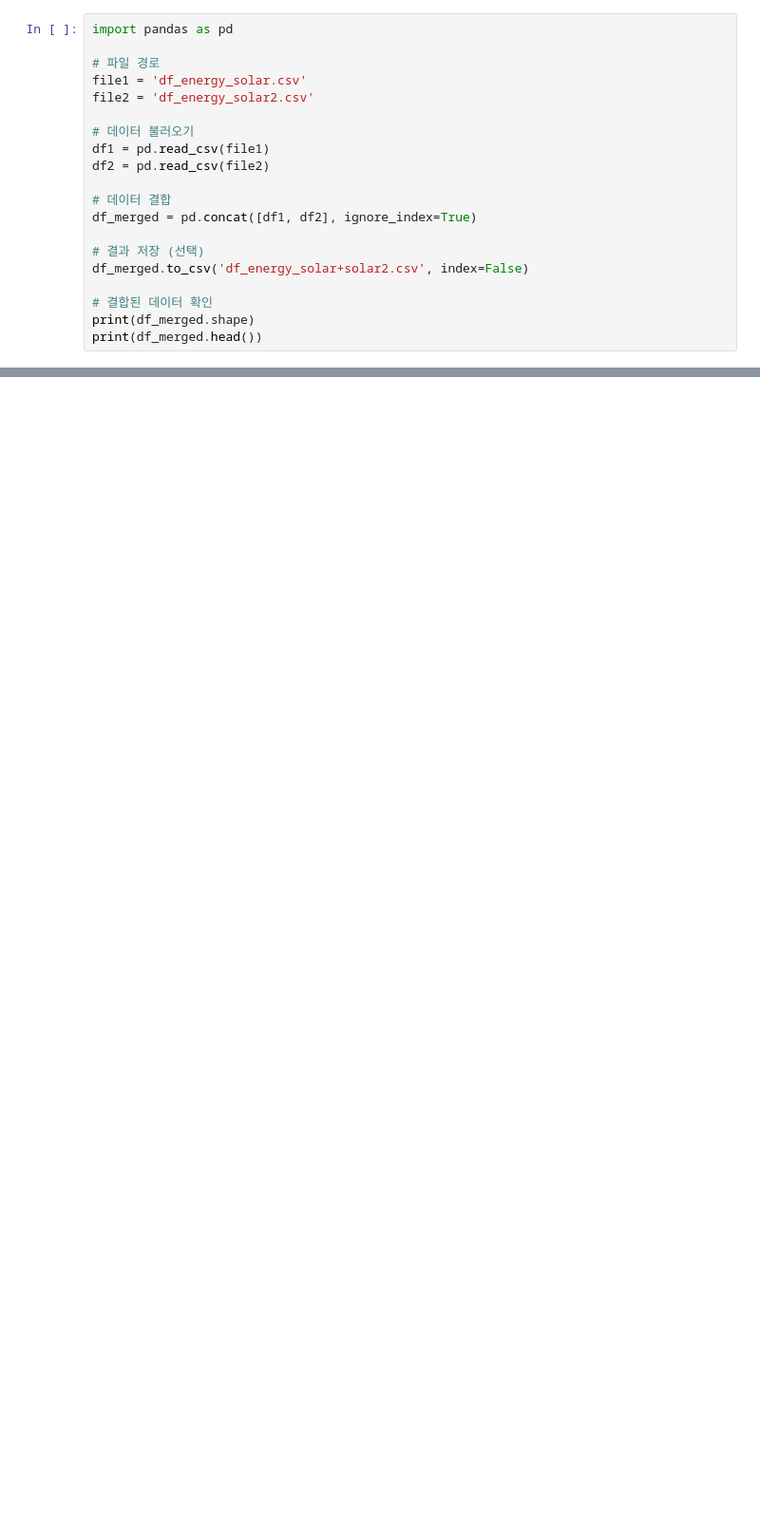
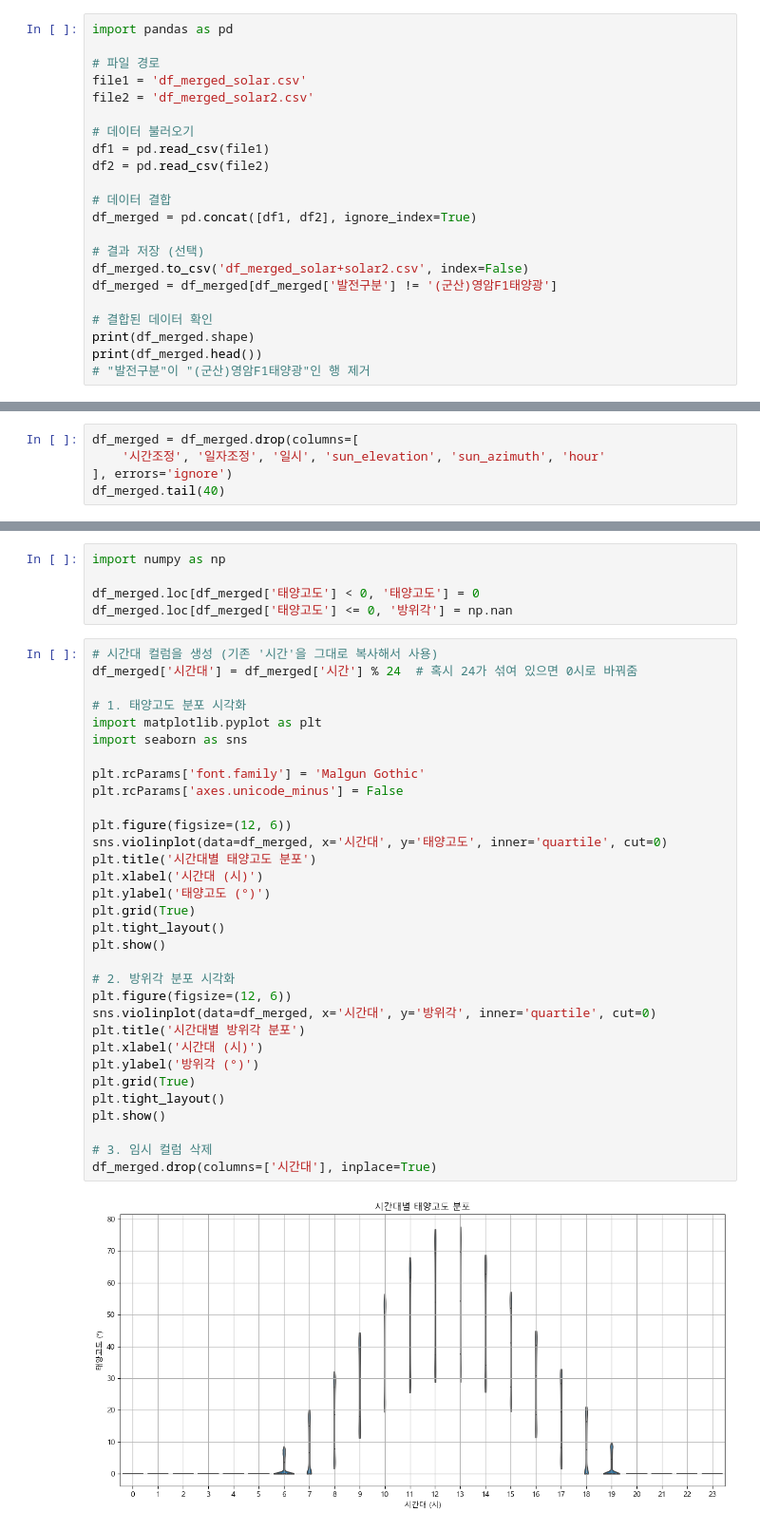
Before and after one commit to seoyoung7879/predict_energy, a Jupyter notebook: 경국/기상청/solar+solar2.ipynb, the cells around one changed output, grey strips where cells are left out. Shown: that part at 95% size. Cells and saved outputs as stored; diff of their text form; blank space fills up the shorter version.

```diff
--- a/경국/기상청/solar+solar2.ipynb
+++ b/경국/기상청/solar+solar2.ipynb
@@ -2,8 +2,8 @@
 import pandas as pd
 
 # 파일 경로
-file1 = 'df_energy_solar.csv'
-file2 = 'df_energy_solar2.csv'
+file1 = 'df_merged_solar.csv'
+file2 = 'df_merged_solar2.csv'
 
 # 데이터 불러오기
 df1 = pd.read_csv(file1)
@@ -13,9 +13,11 @@ df2 = pd.read_csv(file2)
 df_merged = pd.concat([df1, df2], ignore_index=True)
 
 # 결과 저장 (선택)
-df_merged.to_csv('df_energy_solar+solar2.csv', index=False)
+df_merged.to_csv('df_merged_solar+solar2.csv', index=False)
+df_merged = df_merged[df_merged['발전구분'] != '(군산)영암F1태양광']
 
 # 결합된 데이터 확인
 print(df_merged.shape)
 print(df_merged.head())
+# "발전구분"이 "(군산)영암F1태양광"인 행 제거
 # %% [output]
@@ -214,0 +174,5 @@ print("✅ 저장 완료: 2023_1to6_solar_generation.csv")
+# %%
+df_merged = df_merged.drop(columns=[
+    '시간조정', '일자조정', '일시', 'sun_elevation', 'sun_azimuth', 'hour'
+], errors='ignore')
+df_merged.tail(40)
@@ -214,0 +197,39 @@ print("✅ 저장 완료: 2023_1to6_solar_generation.csv")
+# %%
+import numpy as np
+
+df_merged.loc[df_merged['태양고도'] < 0, '태양고도'] = 0
+df_merged.loc[df_merged['태양고도'] <= 0, '방위각'] = np.nan
+# %%
+# 시간대 컬럼을 생성 (기존 '시간'을 그대로 복사해서 사용)
+df_merged['시간대'] = df_merged['시간'] % 24  # 혹시 24가 섞여 있으면 0시로 바꿔줌
+
+# 1. 태양고도 분포 시각화
+import matplotlib.pyplot as plt
+import seaborn as sns
+
+plt.rcParams['font.family'] = 'Malgun Gothic'
+plt.rcParams['axes.unicode_minus'] = False
+
+plt.figure(figsize=(12, 6))
+sns.violinplot(data=df_merged, x='시간대', y='태양고도', inner='quartile', cut=0)
+plt.title('시간대별 태양고도 분포')
+plt.xlabel('시간대 (시)')
+plt.ylabel('태양고도 (°)')
+plt.grid(True)
+plt.tight_layout()
+plt.show()
+
+# 2. 방위각 분포 시각화
+plt.figure(figsize=(12, 6))
+sns.violinplot(data=df_merged, x='시간대', y='방위각', inner='quartile', cut=0)
+plt.title('시간대별 방위각 분포')
+plt.xlabel('시간대 (시)')
+plt.ylabel('방위각 (°)')
+plt.grid(True)
+plt.tight_layout()
+plt.show()
+
+# 3. 임시 컬럼 삭제
+df_merged.drop(columns=['시간대'], inplace=True)
+# %% [output]
+[figure, added]
```
Also changed, not shown: parts of 15 cells of this notebook, 6 other files.
